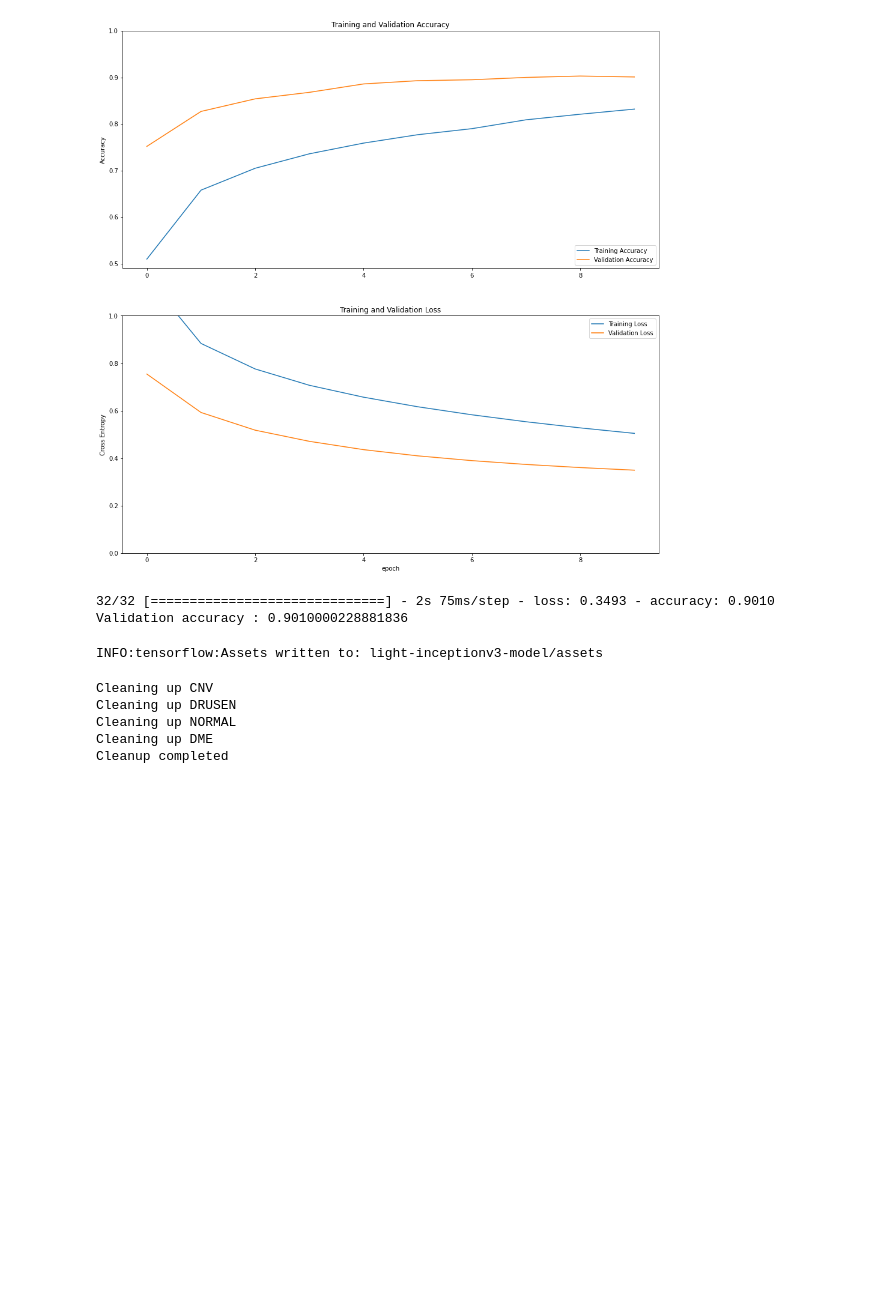
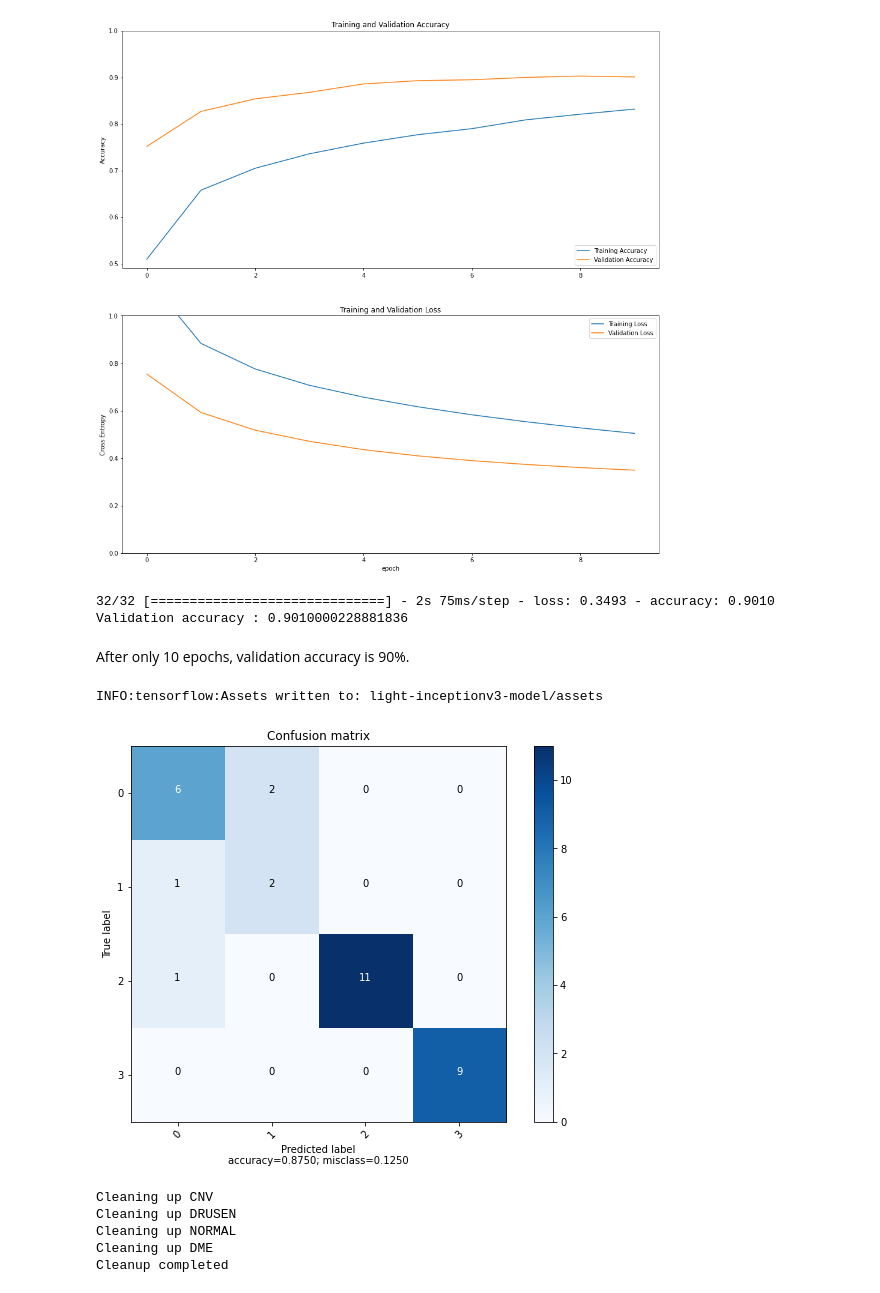
Before and after one commit to jenningst/oct-contrastive-loss-vs-transfer-learning, a Jupyter notebook: notebooks/light_inceptionv3_model.ipynb, the cells around one changed output. Drawn from its saved outputs; the diff is of its cells as text; code cells hidden in the pictures; blank space fills up the shorter version.

Commit message:
inception added confusion matrix and text

```diff
--- a/notebooks/light_inceptionv3_model.ipynb
+++ b/notebooks/light_inceptionv3_model.ipynb
@@ -254,9 +291,22 @@ print('Validation accuracy :', accuracy)
 # %% [output]
 32/32 [==============================] - 2s 75ms/step - loss: 0.3493 - accuracy: 0.9010
 Validation accuracy : 0.9010000228881836
+# %% [markdown]
+After only 10 epochs, validation accuracy is 90%.
 # %%
 !cd drive/MyDrive/Colab\ Notebooks/models
 # %%
 model.save('light-inceptionv3-model')
 # %% [output]
 INFO:tensorflow:Assets written to: light-inceptionv3-model/assets
+# %%
+def calculate_cm():
+# Retrieve a batch of images from the validation set
+    image_batch, label_batch = validation_data.as_numpy_iterator().next()
+
+    predictions = np.array([np.argmax(i) for i in predictions])
+    label_batch = np.array([np.argmax(i) for i in label_batch])
+    cm = confusion_matrix(label_batch, predictions)
+    return cm
+
+cm = calculate_cm()
@@ -263,3 +386,11 @@ INFO:tensorflow:Assets written to: light-inceptionv3-model/assets
+# %%
+plot_confusion_matrix(cm,
+                          target_names=[0,1,2,3],
+                          title='Confusion matrix',
+                          cmap=None,
+                          normalize=False)
+# %% [output]
+[figure, added]
 # %%
 # move sampled files back to their respective directories
 cleanup_classes()
```
Also changed, not shown: parts of 17 cells of this notebook.
